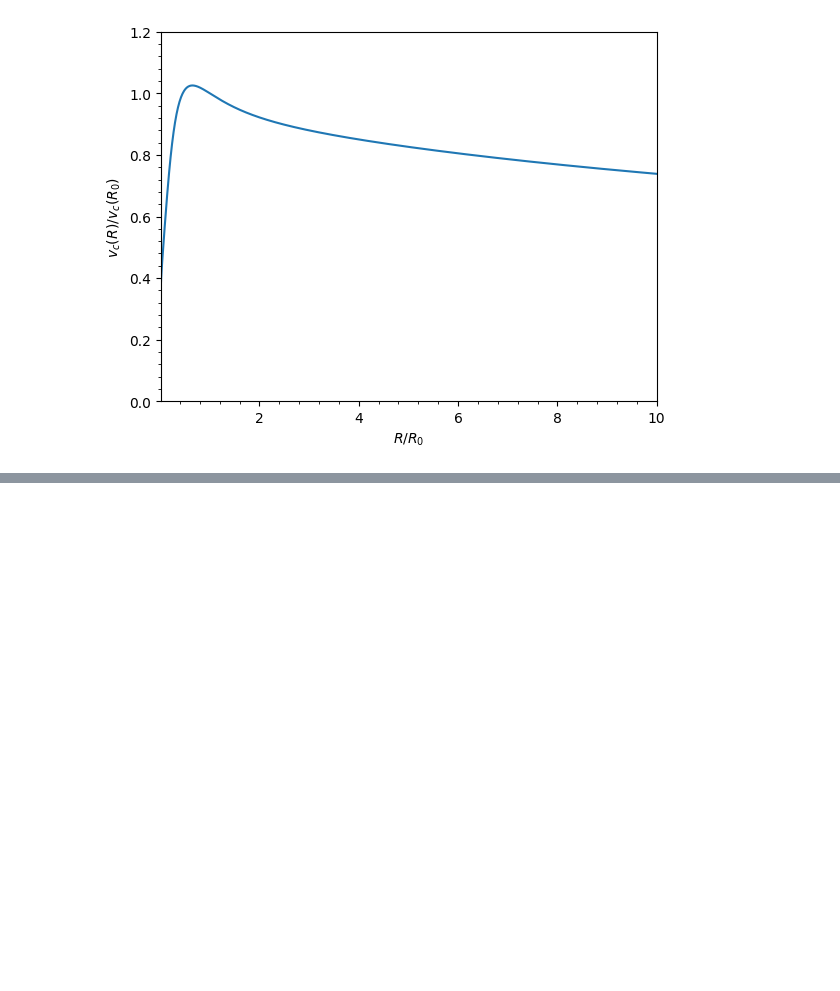
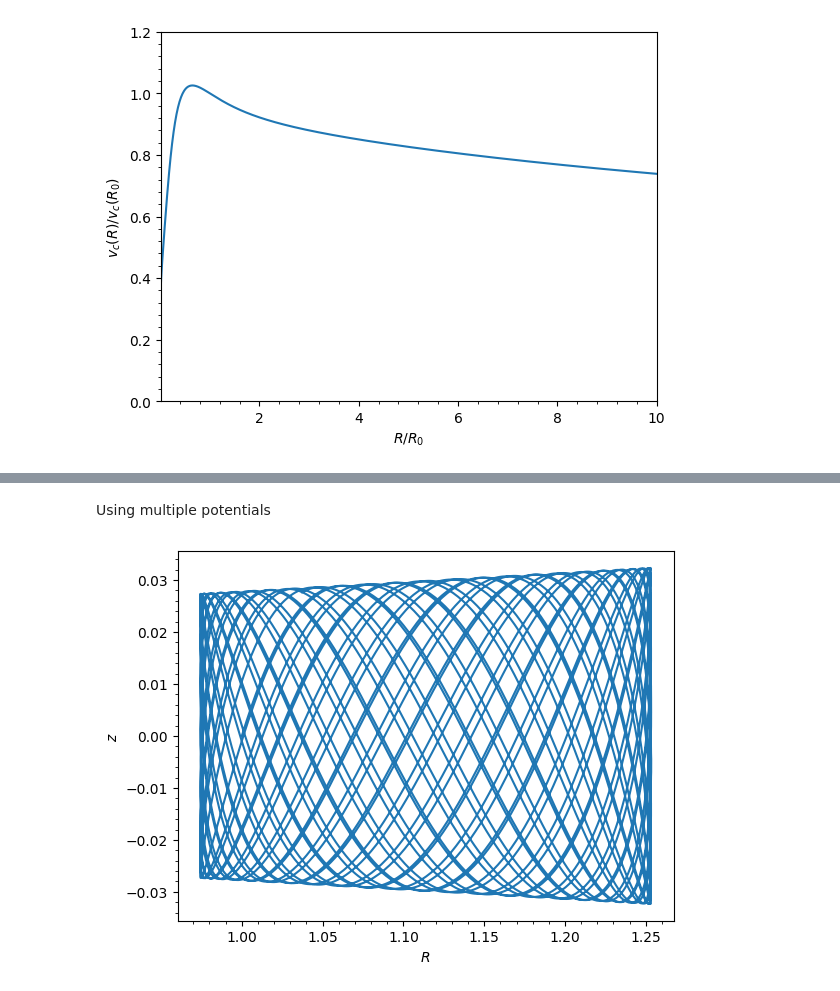
Before and after one commit to cosubhasmos-pro/gaia, a Jupyter notebook: basics.ipynb, the cells around one changed output, grey strips where cells are left out. Saved outputs shown, nothing was run; the diff lists cells and outputs as text; code cells hidden in the pictures; blank space fills up the shorter version.

```diff
--- a/basics.ipynb
+++ b/basics.ipynb
@@ -55,0 +112,7 @@ mw.plotRotcurve(Rrange=[0.01,10.],grid=1001, yrange=[0.,1.2]);
+# %% [markdown]
+Using multiple potentials
+# %%
+o.integrate(ts,mp+hp)
+o.plot();
+# %% [output]
+[figure, added]
```
Also changed, not shown: parts of 30 cells of this notebook.
